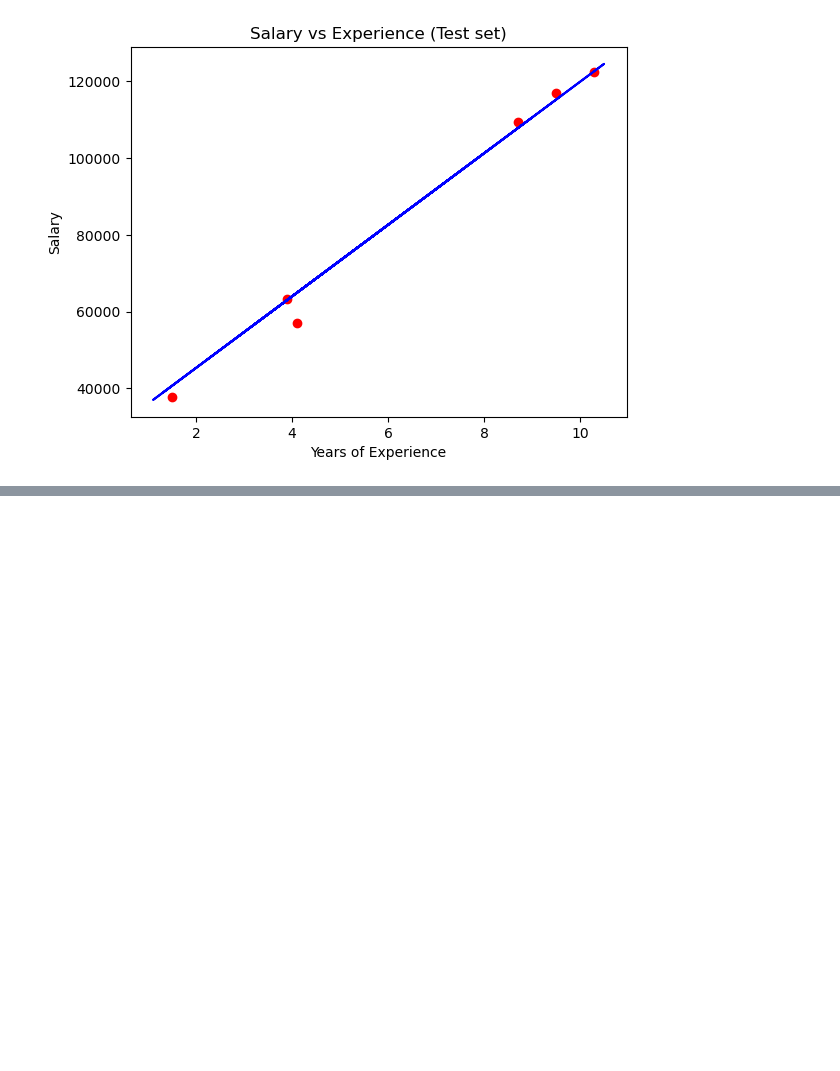
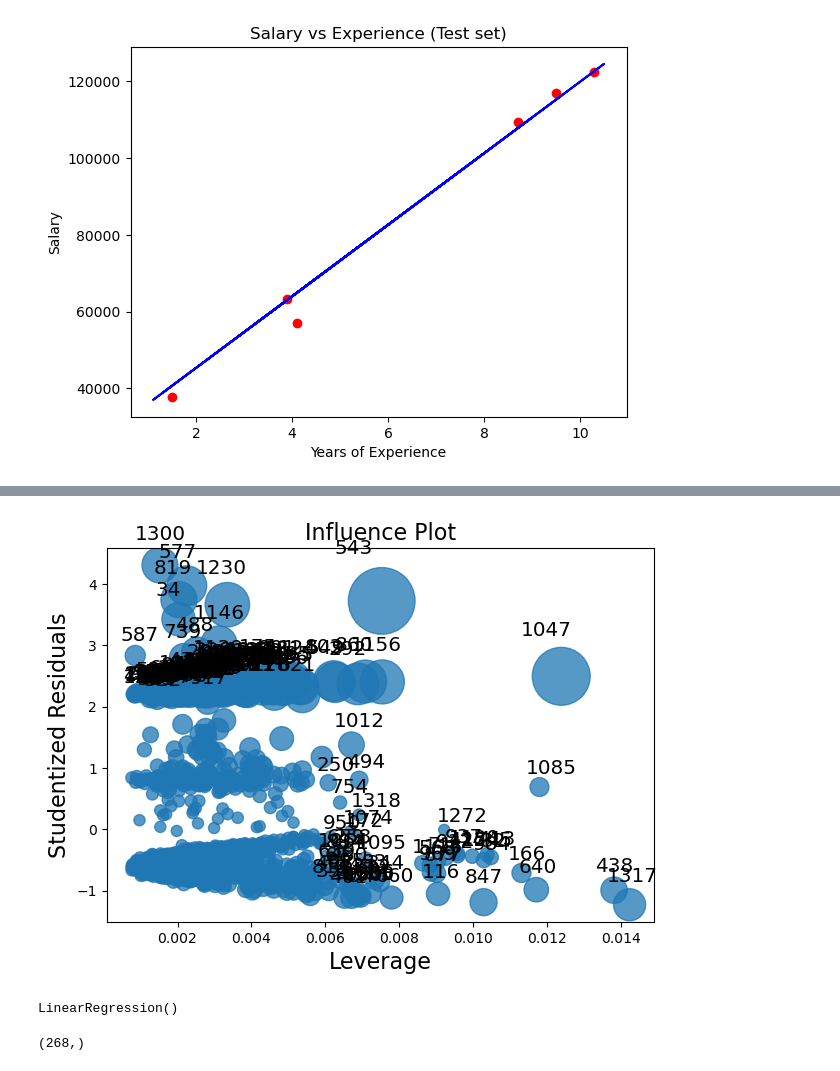
Before and after one commit to amankr1279/Data-Science-and-ML, a Jupyter notebook: Day 3/Regression_classifier.ipynb, the cells around one changed output, grey strips where cells are left out. Cells and saved outputs as stored; diff of their text form; code cells hidden in the pictures; blank space fills up the shorter version.

Commit message:
Implement regression

```diff
--- a/Day 3/Regression_classifier.ipynb
+++ b/Day 3/Regression_classifier.ipynb
@@ -85,0 +115,3 @@ plt.show()
+# %%
+charge_model = smf.ols("charges ~ age + bmi + children", data=df).fit()
+charge_model.summary()
@@ -85,0 +140,5 @@ plt.show()
+# %%
+fig = sm.graphics.influence_plot(charge_model, criterion='cooks')
+fig.tight_layout(pad=1.0)
+# %% [output]
+[figure, added]
@@ -85,0 +147,11 @@ plt.show()
+# %%
+regressor = LinearRegression()
+regressor.fit(X_train, Y_train)
+# %% [output]
+LinearRegression()
+# %%
+prediction = regressor.predict(X_test)
+# acc = metrics.accuracy_score(Y_test, prediction)
+print(prediction.shape)
+# %% [output]
+(268,)
```
Also changed, not shown: parts of 9 cells of this notebook, 1 other file.
